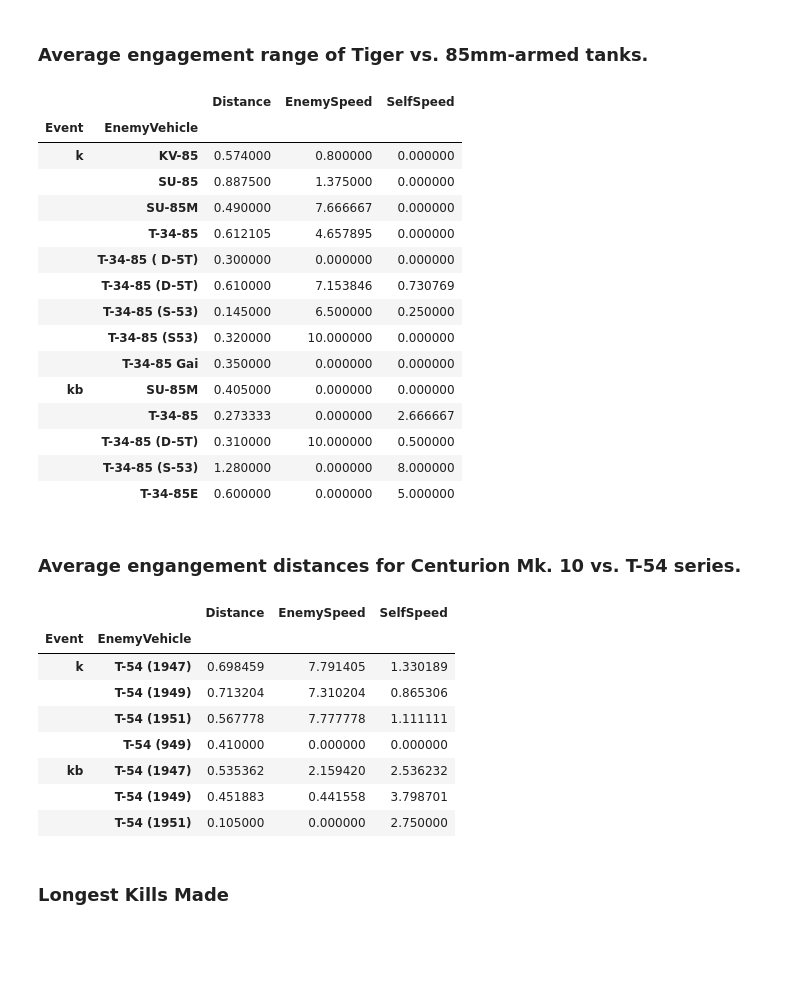
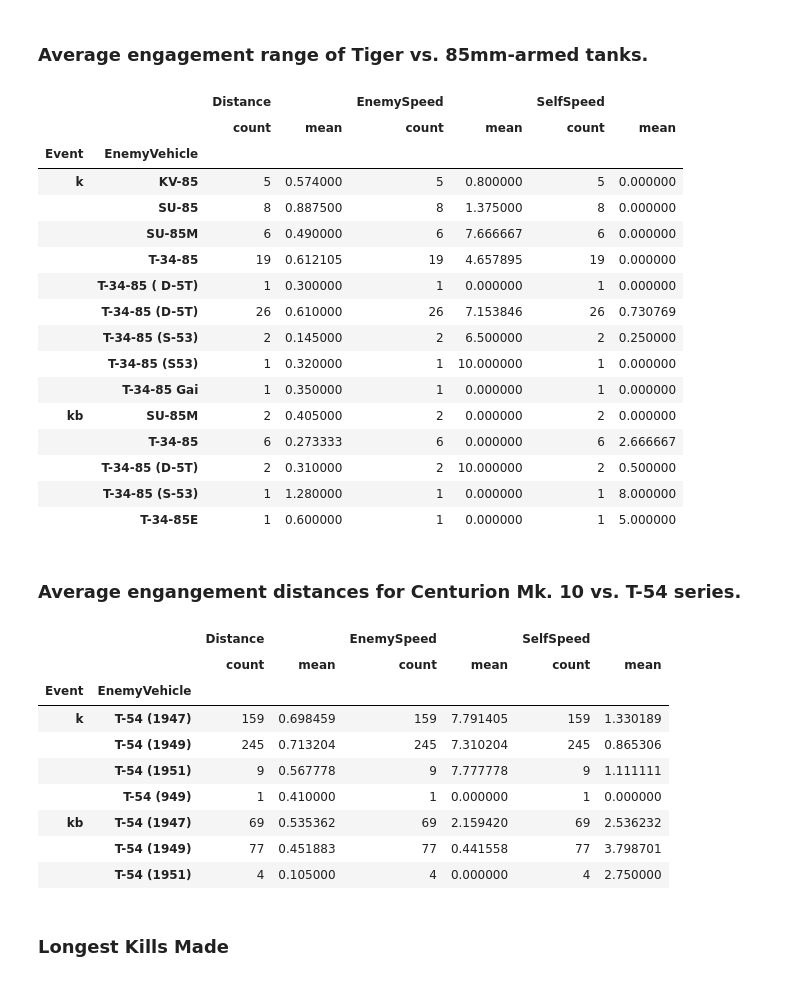
Before and after one commit to SS-Runen/Python-Micro-projects, a Jupyter notebook: warthunder-performance-analysis.ipynb, the cells around one changed output. Saved outputs shown, nothing was run; the diff lists cells and outputs as text; code cells hidden in the pictures; blank space fills up the shorter version.

```diff
--- a/warthunder-performance-analysis.ipynb
+++ b/warthunder-performance-analysis.ipynb
@@ -458,41 +421,43 @@ df_data_by_vehicle
 # %%
 bmask_subject_vehicle = df_data["VehicleUsed"].str.contains(pat = "tiger", flags = re.I)
 bmask_target_vehicle = df_data["EnemyVehicle"].str.lower().str.contains(pat="85")
-df_data_by_vehicle = df_data.loc[bmask_subject_vehicle & bmask_target_vehicle].groupby(by=["Event","EnemyVehicle"], axis="rows").mean()
+df_data_by_vehicle = df_data.loc[bmask_subject_vehicle & bmask_target_vehicle].groupby(by=["Event","EnemyVehicle"], axis="rows").agg(func=["count", "mean"])
 df_data_by_vehicle
 # %% [output]
-|  |  | Distance | EnemySpeed | SelfSpeed |
-| Event | EnemyVehicle |  |  |  |
-| k | KV-85 | 0.574000 | 0.800000 | 0.000000 |
-|  | SU-85 | 0.887500 | 1.375000 | 0.000000 |
-|  | SU-85M | 0.490000 | 7.666667 | 0.000000 |
-|  | T-34-85 | 0.612105 | 4.657895 | 0.000000 |
-|  | T-34-85 ( D-5T) | 0.300000 | 0.000000 | 0.000000 |
-|  | T-34-85 (D-5T) | 0.610000 | 7.153846 | 0.730769 |
-|  | T-34-85 (S-53) | 0.145000 | 6.500000 | 0.250000 |
-|  | T-34-85 (S53) | 0.320000 | 10.000000 | 0.000000 |
-|  | T-34-85 Gai | 0.350000 | 0.000000 | 0.000000 |
-| kb | SU-85M | 0.405000 | 0.000000 | 0.000000 |
-|  | T-34-85 | 0.273333 | 0.000000 | 2.666667 |
-|  | T-34-85 (D-5T) | 0.310000 | 10.000000 | 0.500000 |
-|  | T-34-85 (S-53) | 1.280000 | 0.000000 | 8.000000 |
-|  | T-34-85E | 0.600000 | 0.000000 | 5.000000 |
+|  |  | Distance |  | EnemySpeed |  | SelfSpeed |  |
+|  |  | count | mean | count | mean | count | mean |
+| Event | EnemyVehicle |  |  |  |  |  |  |
+| k | KV-85 | 5 | 0.574000 | 5 | 0.800000 | 5 | 0.000000 |
+|  | SU-85 | 8 | 0.887500 | 8 | 1.375000 | 8 | 0.000000 |
+|  | SU-85M | 6 | 0.490000 | 6 | 7.666667 | 6 | 0.000000 |
+|  | T-34-85 | 19 | 0.612105 | 19 | 4.657895 | 19 | 0.000000 |
+|  | T-34-85 ( D-5T) | 1 | 0.300000 | 1 | 0.000000 | 1 | 0.000000 |
+|  | T-34-85 (D-5T) | 26 | 0.610000 | 26 | 7.153846 | 26 | 0.730769 |
+|  | T-34-85 (S-53) | 2 | 0.145000 | 2 | 6.500000 | 2 | 0.250000 |
+|  | T-34-85 (S53) | 1 | 0.320000 | 1 | 10.000000 | 1 | 0.000000 |
+|  | T-34-85 Gai | 1 | 0.350000 | 1 | 0.000000 | 1 | 0.000000 |
+| kb | SU-85M | 2 | 0.405000 | 2 | 0.000000 | 2 | 0.000000 |
+|  | T-34-85 | 6 | 0.273333 | 6 | 0.000000 | 6 | 2.666667 |
+|  | T-34-85 (D-5T) | 2 | 0.310000 | 2 | 10.000000 | 2 | 0.500000 |
+|  | T-34-85 (S-53) | 1 | 1.280000 | 1 | 0.000000 | 1 | 8.000000 |
+|  | T-34-85E | 1 | 0.600000 | 1 | 0.000000 | 1 | 5.000000 |
 # %% [markdown]
 ### Average engangement distances for Centurion Mk. 10 vs. T-54 series.
 # %%
 bmask_subject_vehicle = df_data["VehicleUsed"].str.contains(pat="Centurion Mk. 10") & df_data["EnemyVehicle"].str.contains(pat="T-54", flags = re.I)
-df_data_by_vehicle = df_data.loc[bmask_subject_vehicle].groupby(by=["Event","EnemyVehicle"], axis="rows").mean()
+df_data_by_vehicle = df_data.loc[bmask_subject_vehicle].groupby(by=["Event","EnemyVehicle"], axis="rows").agg(func=["count", "mean"])
 df_data_by_vehicle
 # %% [output]
-|  |  | Distance | EnemySpeed | SelfSpeed |
-| Event | EnemyVehicle |  |  |  |
-| k | T-54 (1947) | 0.698459 | 7.791405 | 1.330189 |
-|  | T-54 (1949) | 0.713204 | 7.310204 | 0.865306 |
-|  | T-54 (1951) | 0.567778 | 7.777778 | 1.111111 |
-|  | T-54 (949) | 0.410000 | 0.000000 | 0.000000 |
-| kb | T-54 (1947) | 0.535362 | 2.159420 | 2.536232 |
-|  | T-54 (1949) | 0.451883 | 0.441558 | 3.798701 |
-|  | T-54 (1951) | 0.105000 | 0.000000 | 2.750000 |
+|  |  | Distance |  | EnemySpeed |  | SelfSpeed |  |
+|  |  | count | mean | count | mean | count | mean |
+| Event | EnemyVehicle |  |  |  |  |  |  |
+| k | T-54 (1947) | 159 | 0.698459 | 159 | 7.791405 | 159 | 1.330189 |
+|  | T-54 (1949) | 245 | 0.713204 | 245 | 7.310204 | 245 | 0.865306 |
+|  | T-54 (1951) | 9 | 0.567778 | 9 | 7.777778 | 9 | 1.111111 |
+|  | T-54 (949) | 1 | 0.410000 | 1 | 0.000000 | 1 | 0.000000 |
+| kb | T-54 (1947) | 69 | 0.535362 | 69 | 2.159420 | 69 | 2.536232 |
+|  | T-54 (1949) | 77 | 0.451883 | 77 | 0.441558 | 77 | 3.798701 |
+|  | T-54 (1951) | 4 | 0.105000 | 4 | 0.000000 | 4 | 2.750000 |
 # %% [markdown]
 ### Longest Kills Made
 # %%
```
Also changed, not shown: parts of 33 cells of this notebook.
